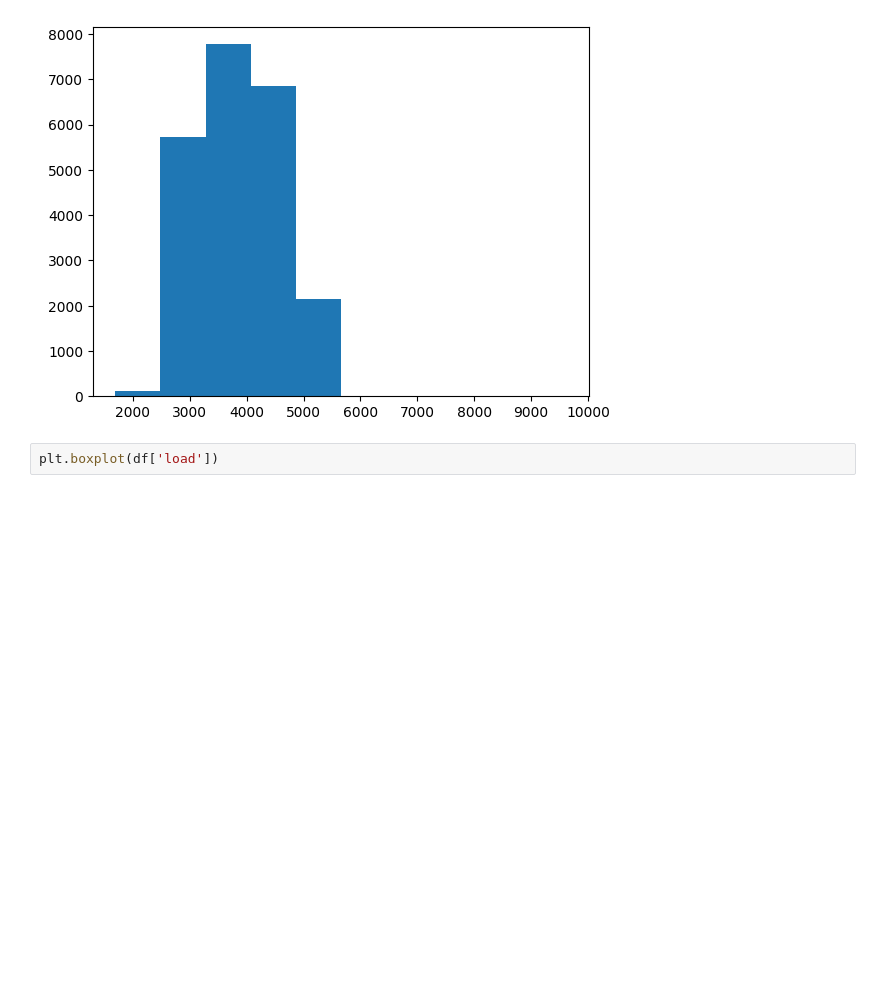
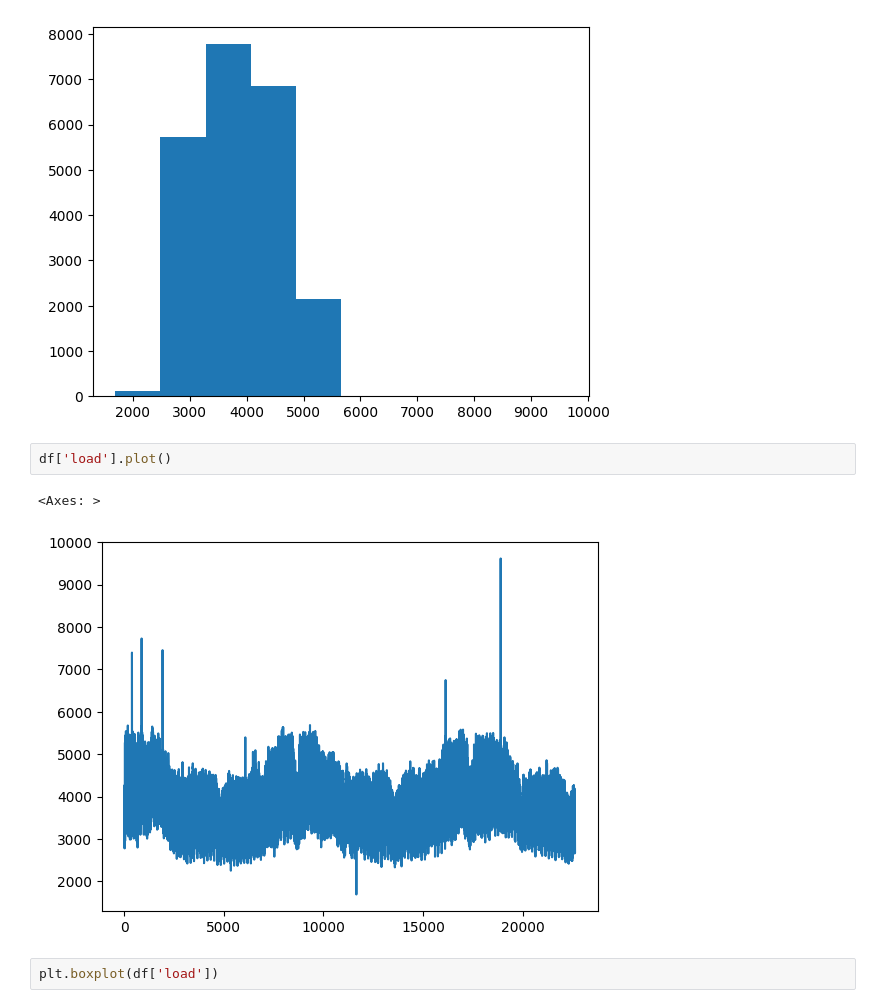
Before and after one commit to novak111/power_consumption_prediction, a Jupyter notebook: DA_prediction.ipynb, the cells around one changed output. Cells and saved outputs as stored; diff of their text form; blank space fills up the shorter version.

```diff
--- a/DA_prediction.ipynb
+++ b/DA_prediction.ipynb
@@ -88,6 +109,11 @@ plt.hist(df['load'])
         8033. , 8825.5, 9618. ]),
  <BarContainer object of 10 artists>)
 [figure]
+# %%
+df['load'].plot()
+# %% [output]
+<Axes: >
+[figure, added]
 # %%
 plt.boxplot(df['load'])
 # %% [output]
```
Also changed, not shown: parts of 11 cells of this notebook.
